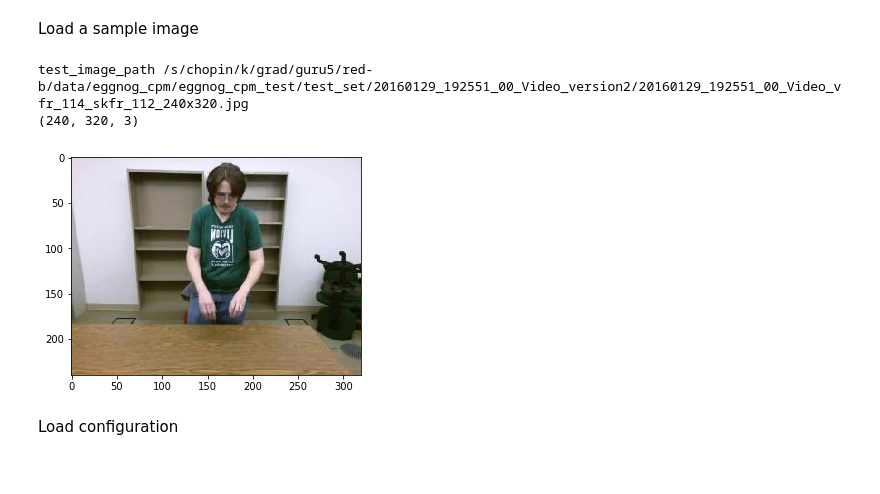
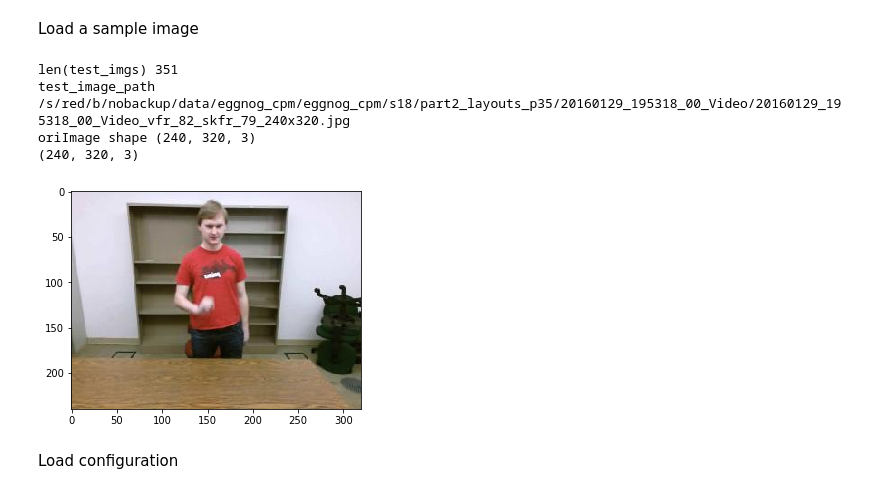
Before and after one commit to GuruMulay/Adapting-RGB-Pose-Estimation-to-New-Domains, a Jupyter notebook: test_common.ipynb, the cells around one changed output. Saved outputs shown, nothing was run; the diff lists cells and outputs as text; code cells hidden in the pictures.

```diff
--- a/test_common.ipynb
+++ b/test_common.ipynb
@@ -168,21 +174,34 @@ import pylab as plt
 import numpy as np
 import util
 # %%
-test_dir = '/s/chopin/k/grad/guru5/red-b/data/eggnog_cpm/eggnog_cpm_test/test_set/20160129_192551_00_Video_version2/'
-test_imgs = (os.listdir('/s/chopin/k/grad/guru5/red-b/data/eggnog_cpm/eggnog_cpm_test/test_set/20160129_192551_00_Video_version2/'))
+test_dir = '/s/red/b/nobackup/data/eggnog_cpm/eggnog_cpm/s18/part2_layouts_p35/20160129_195318_00_Video/'
+# "/s/red/b/nobackup/data/eggnog_cpm/eggnog_cpm_test/s05/part1_layout_p10/20151114_014811_00_Video/"
+# '/s/chopin/k/grad/guru5/red-b/data/eggnog_cpm/eggnog_cpm_test/test_set/20160129_192551_00_Video_version2/'
+test_imgs = [im for im in os.listdir(test_dir) if im.endswith(".jpg")]
 
-test_image = 'sample_images/ski1.jpg'
-test_image = os.path.join(test_dir, test_imgs[100])
+print("len(test_imgs)", len(test_imgs))  #, test_imgs)
+
+img_idx = 10
+
+
+# test_image = 'sample_images/ski1.jpg'
+test_image = os.path.join(test_dir, test_imgs[img_idx])
 
 print("test_image_path", test_image)
 
-oriImg = cv2.imread(test_image) # B,G,R order
-plt.imshow(oriImg[:,:,[2,1,0]])
+oriImg = cv2.imread(test_image)  # B,G,R order
+print("oriImage shape", oriImg.shape)
+plt.imshow(oriImg[:,:,::-1])
 print(oriImg.shape)
+
+# if eggnog_testing:  # use RGB order for now (6/26)
+#     oriImg = oriImg[:, :, ::-1]  # BGR to RGB
 # %% [output]
-test_image_path /s/chopin/k/grad/guru5/red-b/data/eggnog_cpm/eggnog_cpm_test/test_set/20160129_192551_00_Video_version2/20160129_192551_00_Video_vfr_114_skfr_112_240x320.jpg
+len(test_imgs) 351
+test_image_path /s/red/b/nobackup/data/eggnog_cpm/eggnog_cpm/s18/part2_layouts_p35/20160129_195318_00_Video/20160129_195318_00_Video_vfr_82_skfr_79_240x320.jpg
+oriImage shape (240, 320, 3)
 (240, 320, 3)
-[figure, old version]
+[figure, new version]
 # %% [markdown]
 Load configuration
 # %%
```
Also changed, not shown: parts of 9 cells of this notebook, 12 other files.
